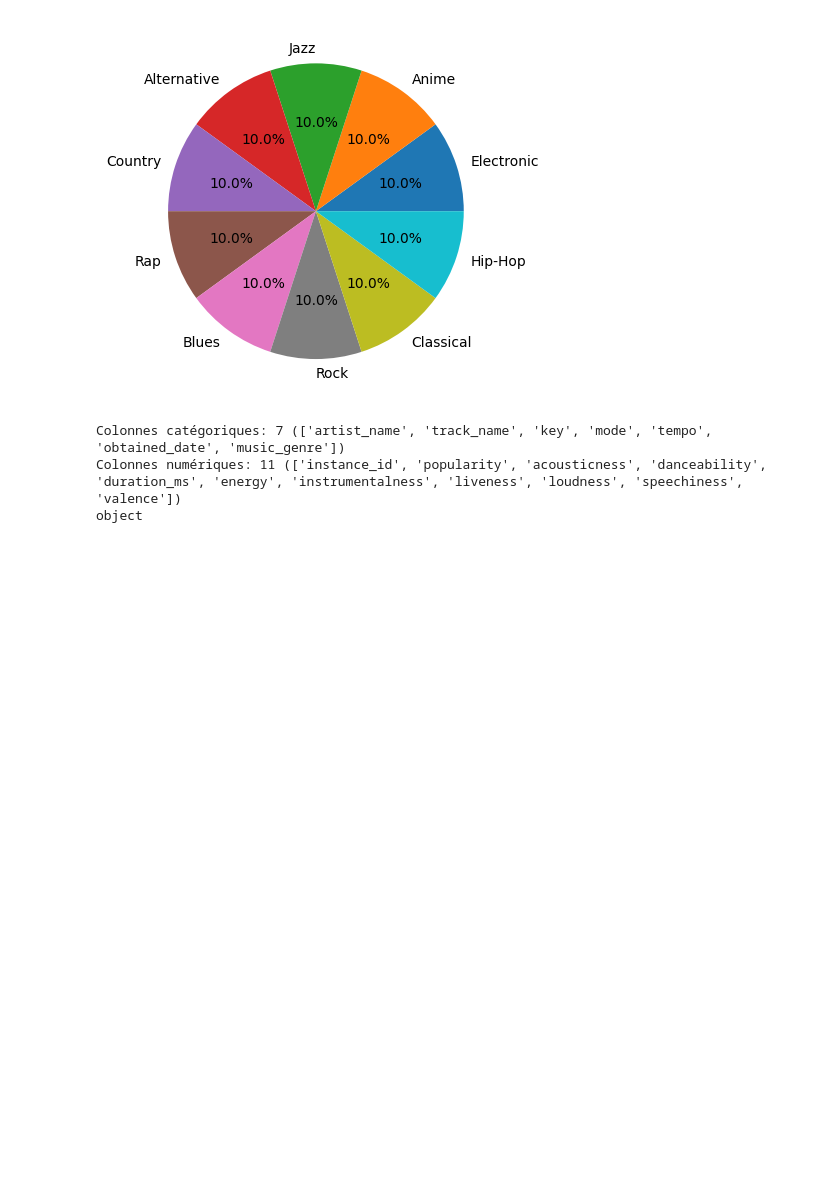
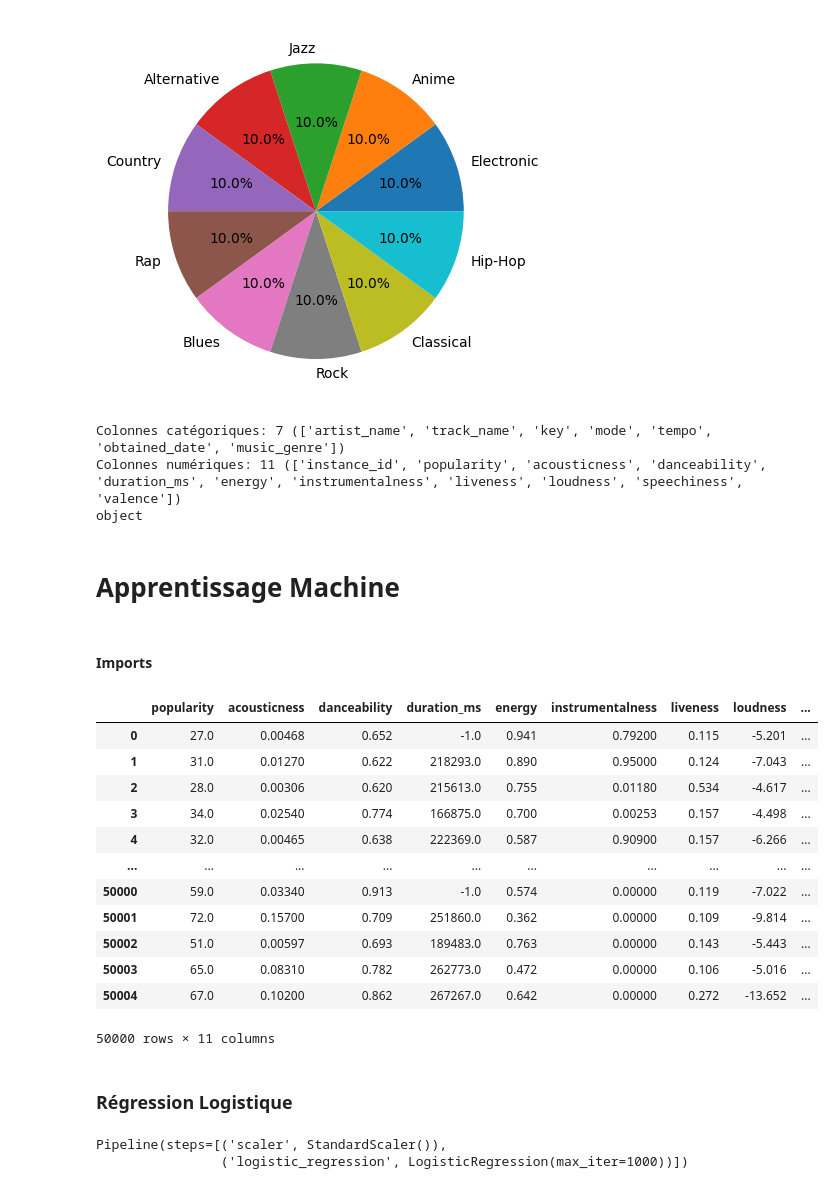
Before and after one commit to uthumatik/MusicGenrePredictionModel, a Jupyter notebook: project.ipynb, the cells around one changed output. Cells and saved outputs as stored; diff of their text form; code cells hidden in the pictures; blank space fills up the shorter version.

Commit message:
Add three machine learning algorithms

```diff
--- a/project.ipynb
+++ b/project.ipynb
@@ -88,3 +86,7 @@ print(data.tempo.dtype)
 Colonnes catégoriques: 7 (['artist_name', 'track_name', 'key', 'mode', 'tempo', 'obtained_date', 'music_genre'])
 Colonnes numériques: 11 (['instance_id', 'popularity', 'acousticness', 'danceability', 'duration_ms', 'energy', 'instrumentalness', 'liveness', 'loudness', 'speechiness', 'valence'])
 object
+# %% [markdown]
+# Apprentissage Machine
+# %% [markdown]
+#### Imports
@@ -90,0 +105,28 @@ object
+# %%
+df_music_genre = data.drop(
+    [
+        "instance_id",
+        "artist_name",
+        "track_name",
+        "key",
+        "mode",
+        "obtained_date",
+        "tempo",
+    ],
+    axis=1,
+).dropna()
+df_music_genre
+# %% [output]
+|  | popularity | acousticness | danceability | duration_ms | energy | instrumentalness | liveness | loudness | ... |
+| 0 | 27.0 | 0.00468 | 0.652 | -1.0 | 0.941 | 0.79200 | 0.115 | -5.201 | ... |
+| 1 | 31.0 | 0.01270 | 0.622 | 218293.0 | 0.890 | 0.95000 | 0.124 | -7.043 | ... |
+| 2 | 28.0 | 0.00306 | 0.620 | 215613.0 | 0.755 | 0.01180 | 0.534 | -4.617 | ... |
+| 3 | 34.0 | 0.02540 | 0.774 | 166875.0 | 0.700 | 0.00253 | 0.157 | -4.498 | ... |
+| 4 | 32.0 | 0.00465 | 0.638 | 222369.0 | 0.587 | 0.90900 | 0.157 | -6.266 | ... |
+| ... | ... | ... | ... | ... | ... | ... | ... | ... | ... |
+| 50000 | 59.0 | 0.03340 | 0.913 | -1.0 | 0.574 | 0.00000 | 0.119 | -7.022 | ... |
+| 50001 | 72.0 | 0.15700 | 0.709 | 251860.0 | 0.362 | 0.00000 | 0.109 | -9.814 | ... |
+| 50002 | 51.0 | 0.00597 | 0.693 | 189483.0 | 0.763 | 0.00000 | 0.143 | -5.443 | ... |
+| 50003 | 65.0 | 0.08310 | 0.782 | 262773.0 | 0.472 | 0.00000 | 0.106 | -5.016 | ... |
+| 50004 | 67.0 | 0.10200 | 0.862 | 267267.0 | 0.642 | 0.00000 | 0.272 | -13.652 | ... |
+50000 rows × 11 columns
@@ -90,0 +147,16 @@ object
+# %% [markdown]
+### Régression Logistique
+# %%
+# Create a pipeline to scale the data and then fit the Logistic Regression model
+pipeline = Pipeline(
+    steps=[
+        ("scaler", StandardScaler()),
+        ("logistic_regression", LogisticRegression(max_iter=1000)),
+    ]
+)
+
+# Fit the pipeline on the training data
+pipeline.fit(X_train, y_train_encoded)
+# %% [output]
+Pipeline(steps=[('scaler', StandardScaler()),
+                ('logistic_regression', LogisticRegression(max_iter=1000))])
```
Also changed, not shown: parts of 23 cells of this notebook.
